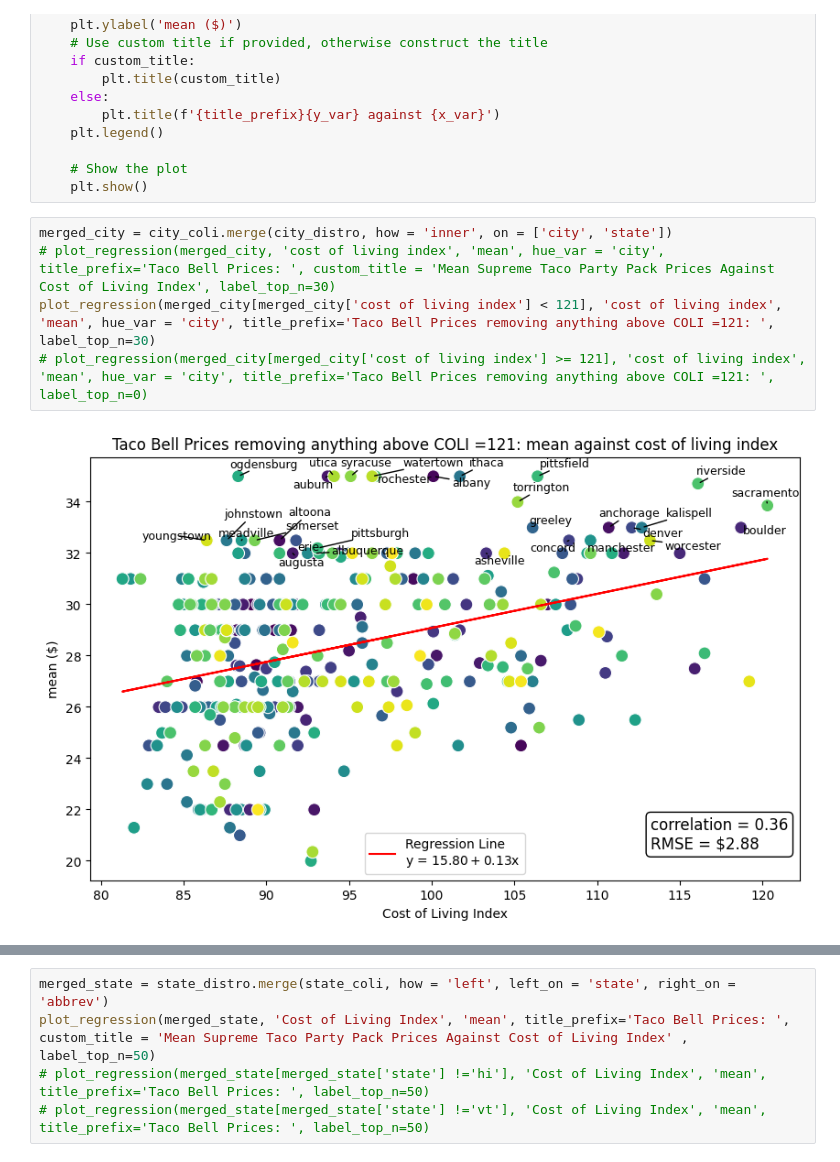
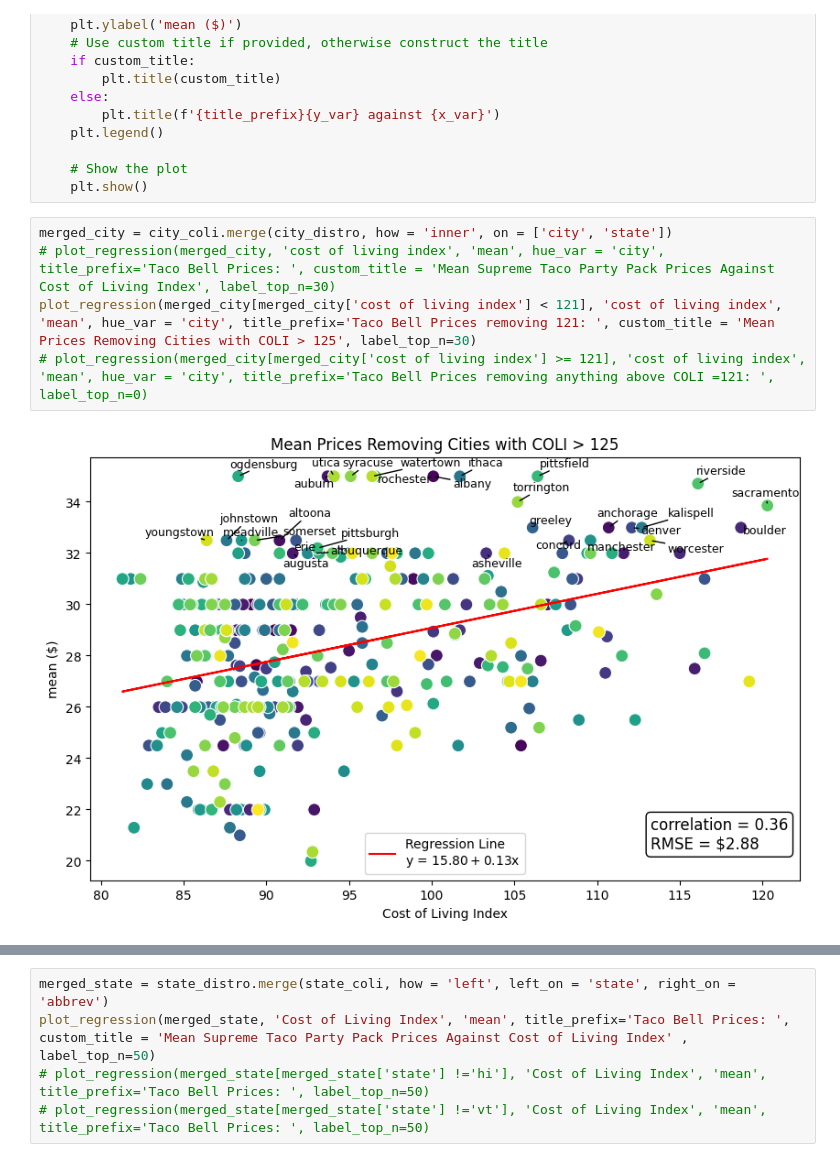
Before and after one commit to arjungup740/taco-bell, a Jupyter notebook: present.ipynb, the cells around one changed output, grey strips where cells are left out. Drawn from its saved outputs; the diff is of its cells as text.

```diff
--- a/present.ipynb
+++ b/present.ipynb
@@ -207,7 +207,7 @@ def plot_regression(merged_df, x_var, y_var, hue_var='state', title_prefix='', c
 # %%
 merged_city = city_coli.merge(city_distro, how = 'inner', on = ['city', 'state'])
 # plot_regression(merged_city, 'cost of living index', 'mean', hue_var = 'city', title_prefix='Taco Bell Prices: ', custom_title = 'Mean Supreme Taco Party Pack Prices Against Cost of Living Index', label_top_n=30)
-plot_regression(merged_city[merged_city['cost of living index'] < 121], 'cost of living index', 'mean', hue_var = 'city', title_prefix='Taco Bell Prices removing anything above COLI =121: ', label_top_n=30)
+plot_regression(merged_city[merged_city['cost of living index'] < 121], 'cost of living index', 'mean', hue_var = 'city', title_prefix='Taco Bell Prices removing 121: ', custom_title = 'Mean Prices Removing Cities with COLI > 125', label_top_n=30)
 # plot_regression(merged_city[merged_city['cost of living index'] >= 121], 'cost of living index', 'mean', hue_var = 'city', title_prefix='Taco Bell Prices removing anything above COLI =121: ', label_top_n=0)
 # %% [output]
-[figure, old version]
+[figure, new version]
```
Also changed, not shown: parts of 14 cells of this notebook, 1 other file.
